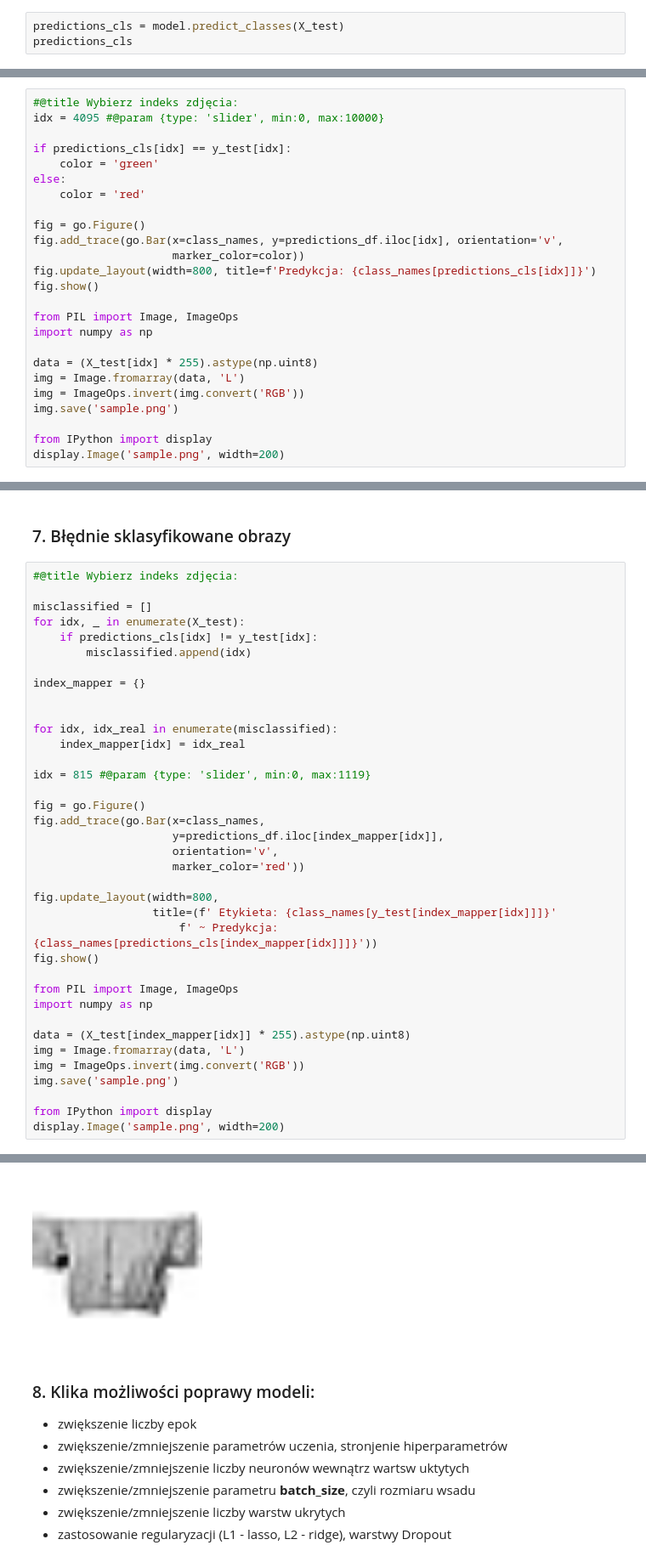
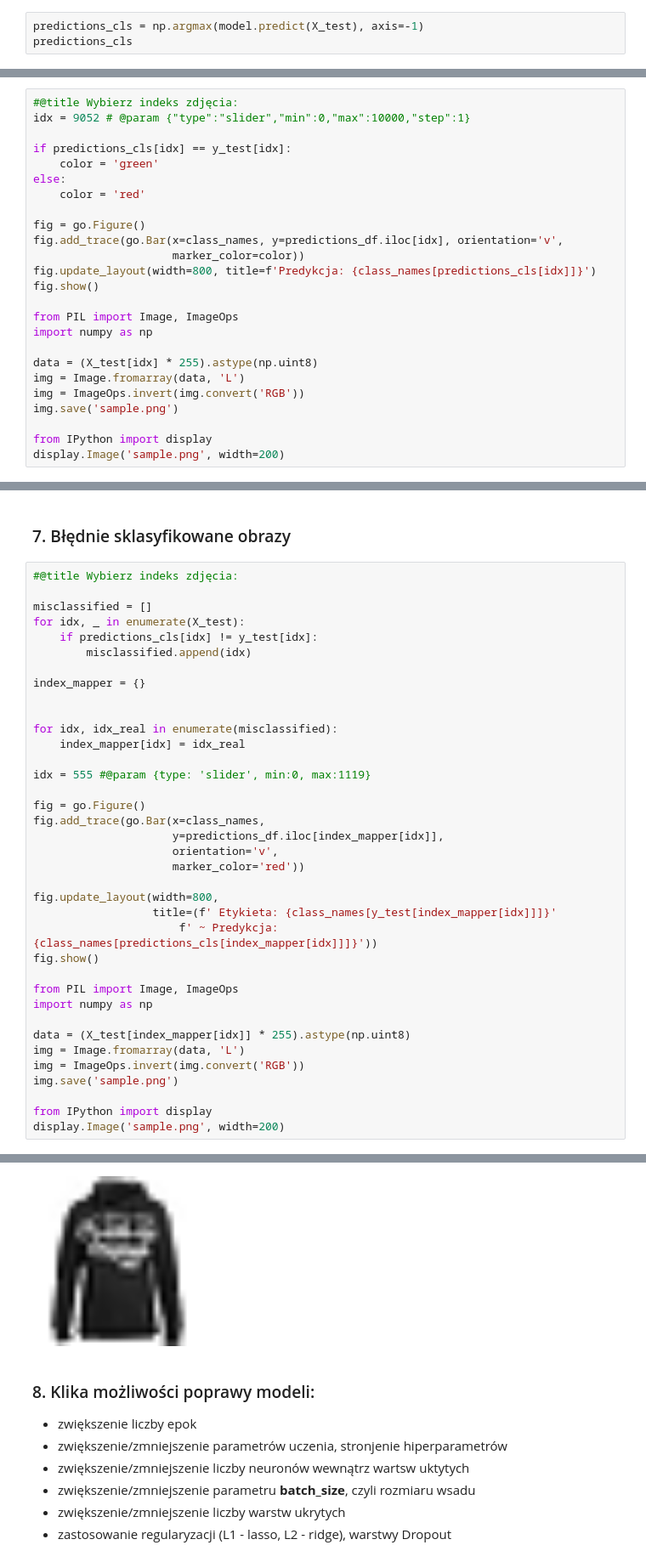
Before and after one commit to Marcin19721205/Wprowadzenie-Do-Sieci-Neuronowych, a Jupyter notebook: 15_Keras07_fashion_MNIST_01MJ.ipynb, the cells around one changed output, grey strips where cells are left out. Shown: that part at 85% size. Saved outputs shown, nothing was run; the diff lists cells and outputs as text.

```diff
--- a/15_Keras07_fashion_MNIST_01MJ.ipynb
+++ b/15_Keras07_fashion_MNIST_01MJ.ipynb
@@ -238,4 +295,4 @@ predictions_df.head()
 # %%
-predictions_cls = model.predict_classes(X_test)
+predictions_cls = np.argmax(model.predict(X_test), axis=-1)
 predictions_cls
 # %% [output]
@@ -244,7 +302,7 @@ array([9, 2, 1, ..., 8, 1, 5])
 ### <a name='a5'></a> 6. Eksploracja predykcji
 # %%
 #@title Wybierz indeks zdjęcia:
-idx = 4095 #@param {type: 'slider', min:0, max:10000}
+idx = 9052 # @param {"type":"slider","min":0,"max":10000,"step":1}
 
 if predictions_cls[idx] == y_test[idx]:
     color = 'green'
@@ -286,7 +345,7 @@ index_mapper = {}
 for idx, idx_real in enumerate(misclassified):
     index_mapper[idx] = idx_real
 
-idx = 815 #@param {type: 'slider', min:0, max:1119}
+idx = 555 #@param {type: 'slider', min:0, max:1119}
 
 fig = go.Figure()
 fig.add_trace(go.Bar(x=class_names,
@@ -314,4 +374,4 @@ display.Image('sample.png', width=200)
-[figure, old version]
+[figure, new version]
 # %% [markdown]
 ### <a name='a7'></a> 8. Klika możliwości poprawy modeli:
 * zwiększenie liczby epok
```
Also changed, not shown: parts of 24 cells of this notebook.
